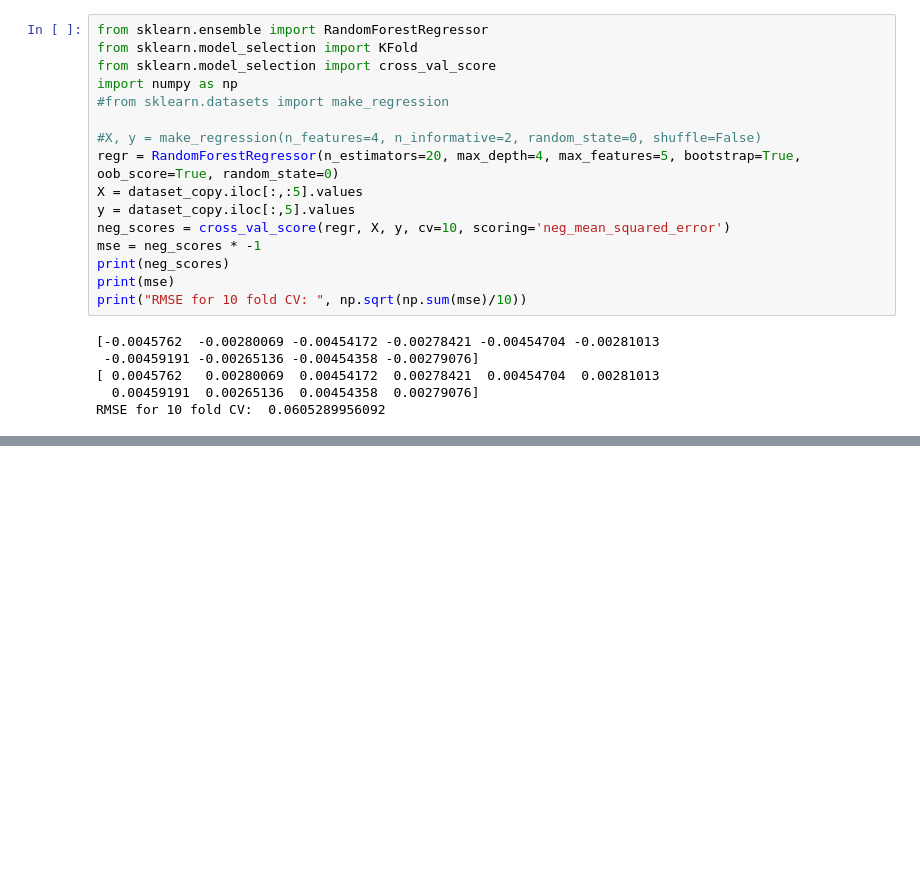
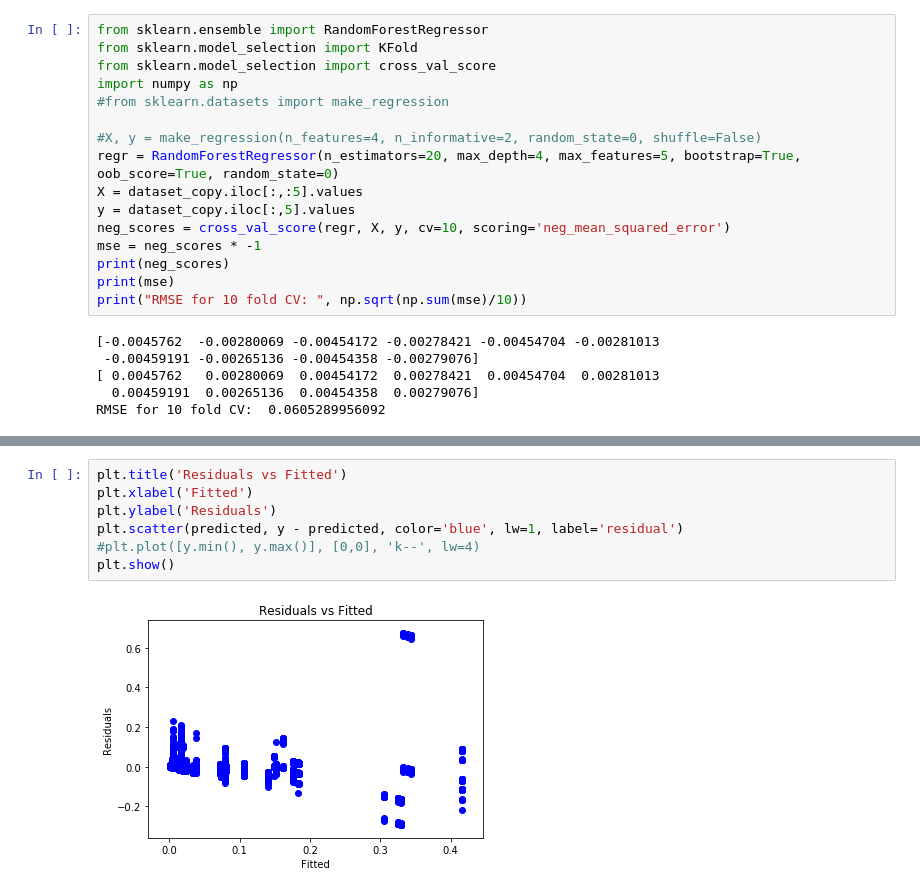
Before and after one commit to TSatyaVasanthReddy/RegressionAnalysis, a Jupyter notebook: Project4.ipynb, the cells around one changed output, grey strips where cells are left out. Cells and saved outputs as stored; diff of their text form; blank space fills up the shorter version.

```diff
--- a/Project4.ipynb
+++ b/Project4.ipynb
@@ -227,0 +282,9 @@ RMSE for 10 fold CV:  0.0605289956092
+# %%
+plt.title('Residuals vs Fitted')
+plt.xlabel('Fitted')
+plt.ylabel('Residuals')
+plt.scatter(predicted, y - predicted, color='blue', lw=1, label='residual')
+#plt.plot([y.min(), y.max()], [0,0], 'k--', lw=4)
+plt.show()
+# %% [output]
+[figure, added]
```
Also changed, not shown: parts of 7 cells of this notebook.
